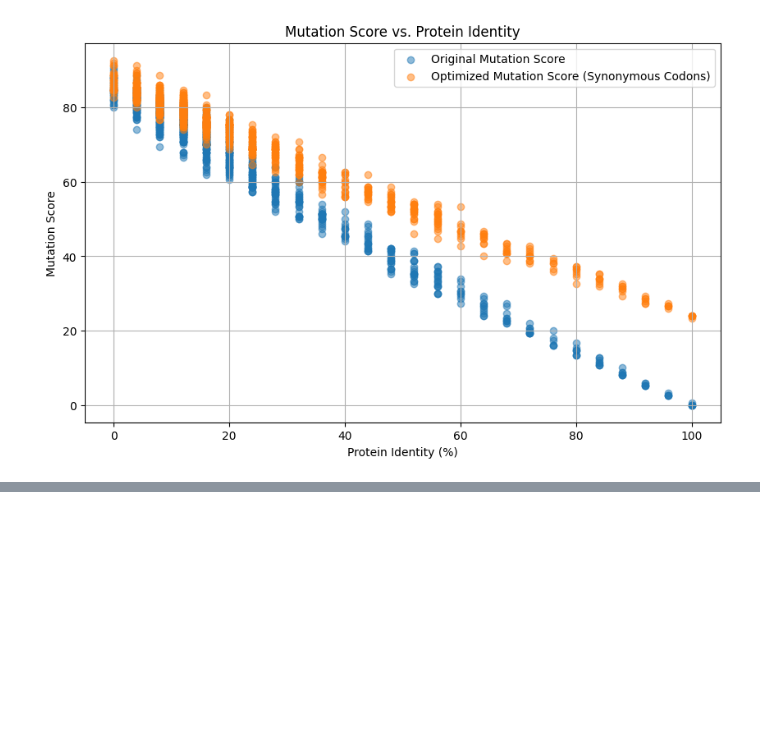
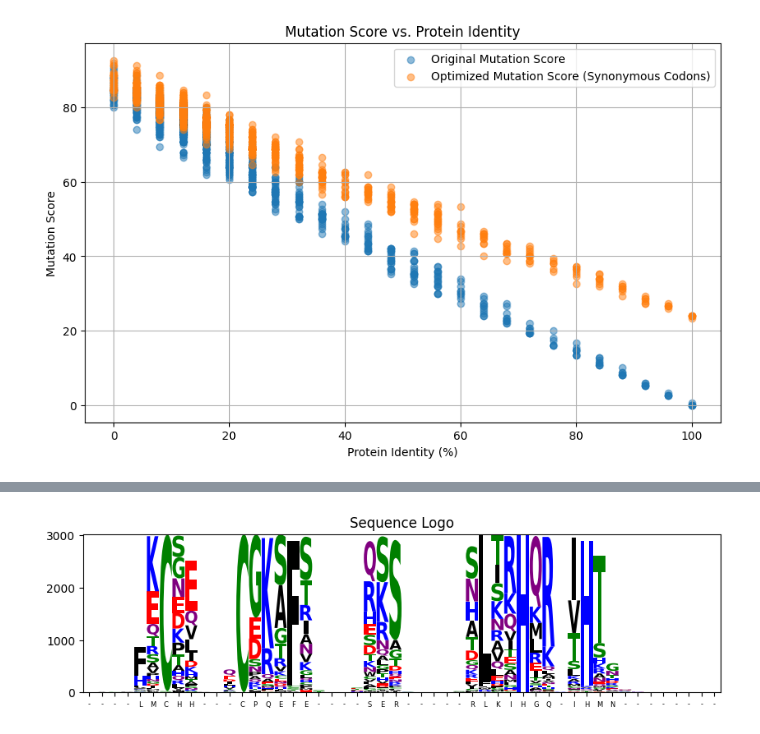
Before and after one commit to bforsbe/SK2534, a Jupyter notebook: omegafold_znf.ipynb, the cells around one changed output, grey strips where cells are left out. Drawn from its saved outputs; the diff is of its cells as text; code cells hidden in the pictures; blank space fills up the shorter version.

```diff
--- a/omegafold_znf.ipynb
+++ b/omegafold_znf.ipynb
@@ -1462,0 +1617,19 @@ plt.show()
+# %%
+#@title Read alignment file
+from Bio import AlignIO
+
+# Define the name of the alignment file output by ClustalW
+alignment_file = out_file_aln
+
+# Read the alignment file using AlignIO.read with 'clustal' format
+try:
+    alignment = AlignIO.read(alignment_file, "clustal")
+
+    # Print the alignment object to verify
+    print("Alignment object:")
+    print(alignment)
+
+except FileNotFoundError:
+    print(f"Error: The file {alignment_file} was not found.")
+except Exception as e:
+    print(f"An error occurred while reading the file: {e}")
@@ -1462,0 +1938,77 @@ plt.show()
+# %%
+#@title Create sequence logo
+from Bio import AlignIO
+from collections import Counter
+import pandas as pd
+import logomaker
+import matplotlib.pyplot as plt
+
+# Read the alignment (FASTA or ALN)
+alignment = AlignIO.read("aligned_with_query.aln", "clustal")
+
+num_seqs = len(alignment)
+alignment_length = alignment.get_alignment_length()
+print("Number of sequences:", num_seqs)
+print("Alignment length:", alignment_length)
+
+# Build consensus sequence (preserving all columns)
+consensus = ""
+degenerate_consensus = ""
+counts_matrix = []  # for logo
+
+for col_idx in range(alignment_length):
+    column = alignment[:, col_idx]             # get column as string
+    counts = Counter(res for res in column if res != "-")  # ignore gaps
+    counts_matrix.append({aa: counts.get(aa, 0) for aa in "ACDEFGHIKLMNPQRSTVW"})
+
+    if counts:
+        # Majority vote for consensus
+        consensus += counts.most_common(1)[0][0]
+        # Degenerate: include all residues that appear in column
+        residues = sorted(counts.keys())
+        degenerate_consensus += "[" + "".join(residues) + "]" if len(residues) > 1 else residues[0]
+    else:
+        # Column is all gaps
+        consensus += "-"
+        degenerate_consensus += "-"
+
+print("Consensus:", consensus)
+print("Degenerate consensus:", degenerate_consensus)
+
+# Create a DataFrame for sequence logo
+df = pd.DataFrame(counts_matrix)
+df.index.name = "Position"
+
+# Plot logo
+plt.figure(figsize=(15,4))
+logo = logomaker.Logo(df, color_scheme='chemistry')
+plt.title("Sequence Logo")
+
+ticks=True
+if ticks:
+    # 6. Add Query_Sequence as tick labels
+    query_sequence = None
+    # Access records using the .sequences attribute for modern Bio.Align objects
+    # Now reload using AlignIO (old API keeps dashes)
+    msa = AlignIO.read("aligned_with_query.fasta", "fasta")
+
+    # Extract the gappy sequence
+    query_sequence = str([rec.seq for rec in msa if rec.id == "Query_Sequence"][0])
+    for record in msa:
+        if record.id == "Query_Sequence":
+            query_sequence = str(record.seq)
+            break
+    print("Query Sequence:", query_sequence)
+
+    if query_sequence:
+        # Set tick positions to correspond to the positions in the sequence
+        tick_positions = range(len(query_sequence))
+        # Set tick labels to the characters of the query sequence
+        plt.gca().set_xticks(tick_positions)
+        plt.gca().set_xticklabels(list(query_sequence))
+        # Optional: Rotate labels if they overlap
+        plt.xticks(rotation=0)
+        plt.tick_params(axis='x', which='major', labelsize=6) # Adjust label size if needed
+
+plt.show()
+# %% [output]
@@ -1462,0 +2021 @@ plt.show()
+[figure, added]
```
Also changed, not shown: parts of 25 cells of this notebook.
